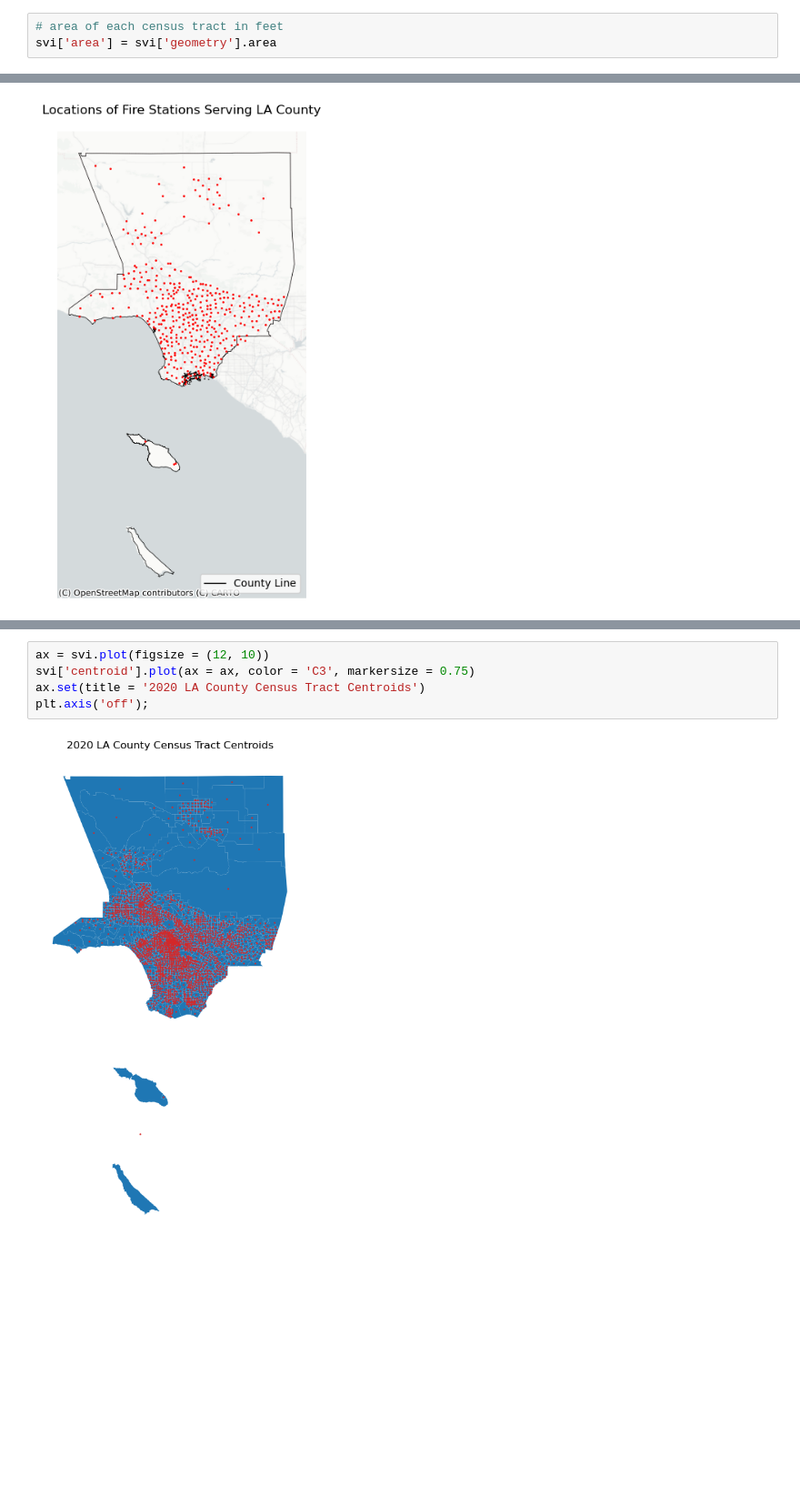
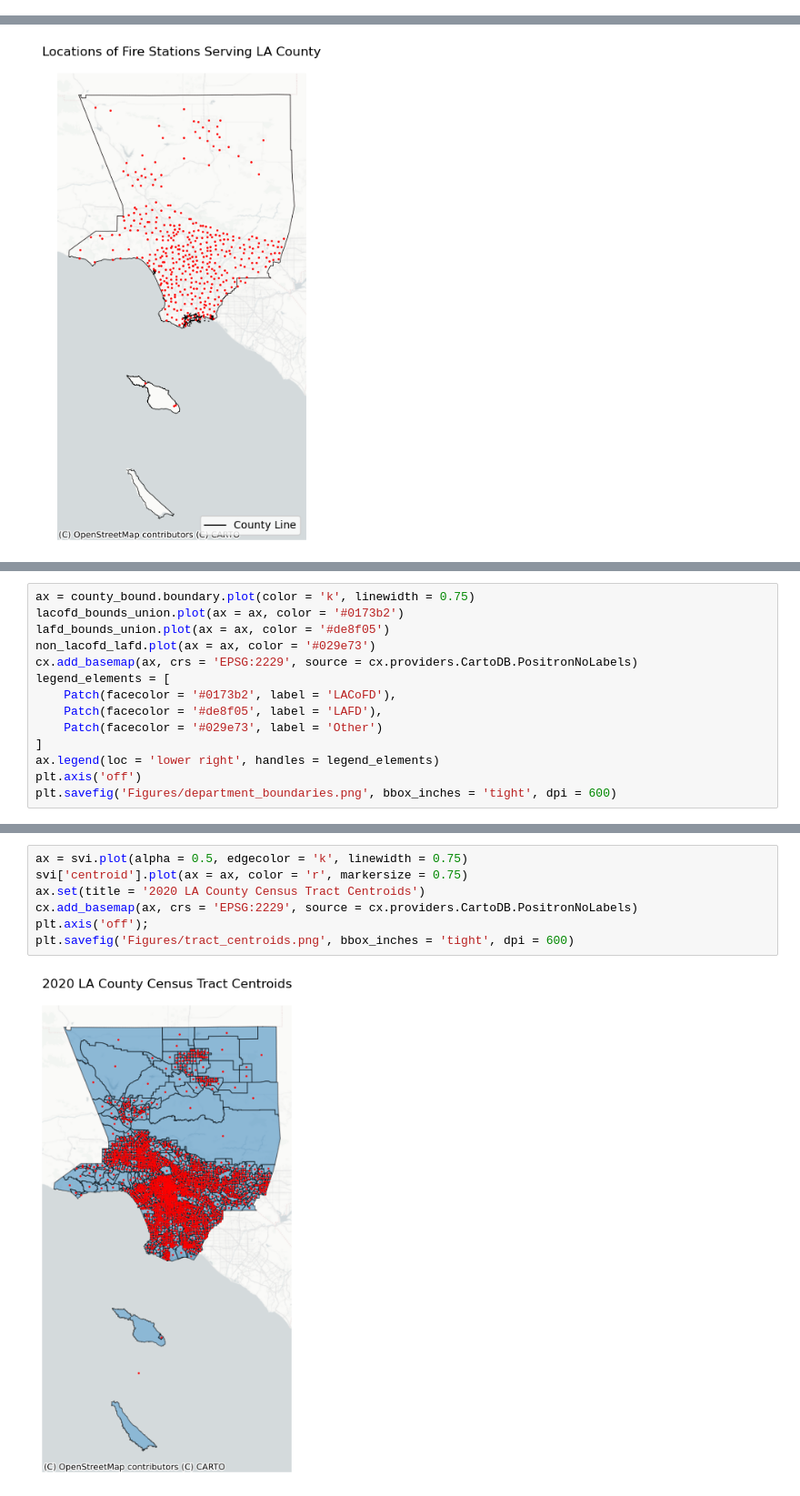
Before and after one commit to giovani-gutierrez/TDA_CalFire, a Jupyter notebook: SVI_EDA.ipynb, the cells around one changed output, grey strips where cells are left out. Shown at 91% size. Cells and saved outputs as stored; diff of their text form; blank space fills up the shorter version.

```diff
--- a/SVI_EDA.ipynb
+++ b/SVI_EDA.ipynb
@@ -50,6 +51,3 @@ lafd_stations = lafd_stations.to_crs('EPSG:2229')
 lafd_station_bounds = lafd_station_bounds.to_crs('EPSG:2229')
 all_stations = all_stations.to_crs('EPSG:2229')
 county_bound = county_bound.to_crs('EPSG:2229')
-# %%
-# area of each census tract in feet
-svi['area'] = svi['geometry'].area
@@ -147,0 +116,14 @@ plt.savefig('Figures/svi_percentile_ranking.png', bbox_inches = 'tight', dpi = 6
+# %%
+ax = county_bound.boundary.plot(color = 'k', linewidth = 0.75)
+lacofd_bounds_union.plot(ax = ax, color = '#0173b2')
+lafd_bounds_union.plot(ax = ax, color = '#de8f05')
+non_lacofd_lafd.plot(ax = ax, color = '#029e73')
+cx.add_basemap(ax, crs = 'EPSG:2229', source = cx.providers.CartoDB.PositronNoLabels)
+legend_elements = [
+    Patch(facecolor = '#0173b2', label = 'LACoFD'),
+    Patch(facecolor = '#de8f05', label = 'LAFD'),
+    Patch(facecolor = '#029e73', label = 'Other')
+]
+ax.legend(loc = 'lower right', handles = legend_elements)
+plt.axis('off')
+plt.savefig('Figures/department_boundaries.png', bbox_inches = 'tight', dpi = 600)
@@ -148,7 +132,9 @@ plt.savefig('Figures/svi_percentile_ranking.png', bbox_inches = 'tight', dpi = 6
 # %%
-ax = svi.plot(figsize = (12, 10))
-svi['centroid'].plot(ax = ax, color = 'C3', markersize = 0.75)
+ax = svi.plot(alpha = 0.5, edgecolor = 'k', linewidth = 0.75)
+svi['centroid'].plot(ax = ax, color = 'r', markersize = 0.75)
 ax.set(title = '2020 LA County Census Tract Centroids')
+cx.add_basemap(ax, crs = 'EPSG:2229', source = cx.providers.CartoDB.PositronNoLabels)
 plt.axis('off');
+plt.savefig('Figures/tract_centroids.png', bbox_inches = 'tight', dpi = 600)
 # %% [output]
-[figure, old version]
+[figure, new version]
```
Also changed, not shown: parts of 27 cells of this notebook, 7 other files.
